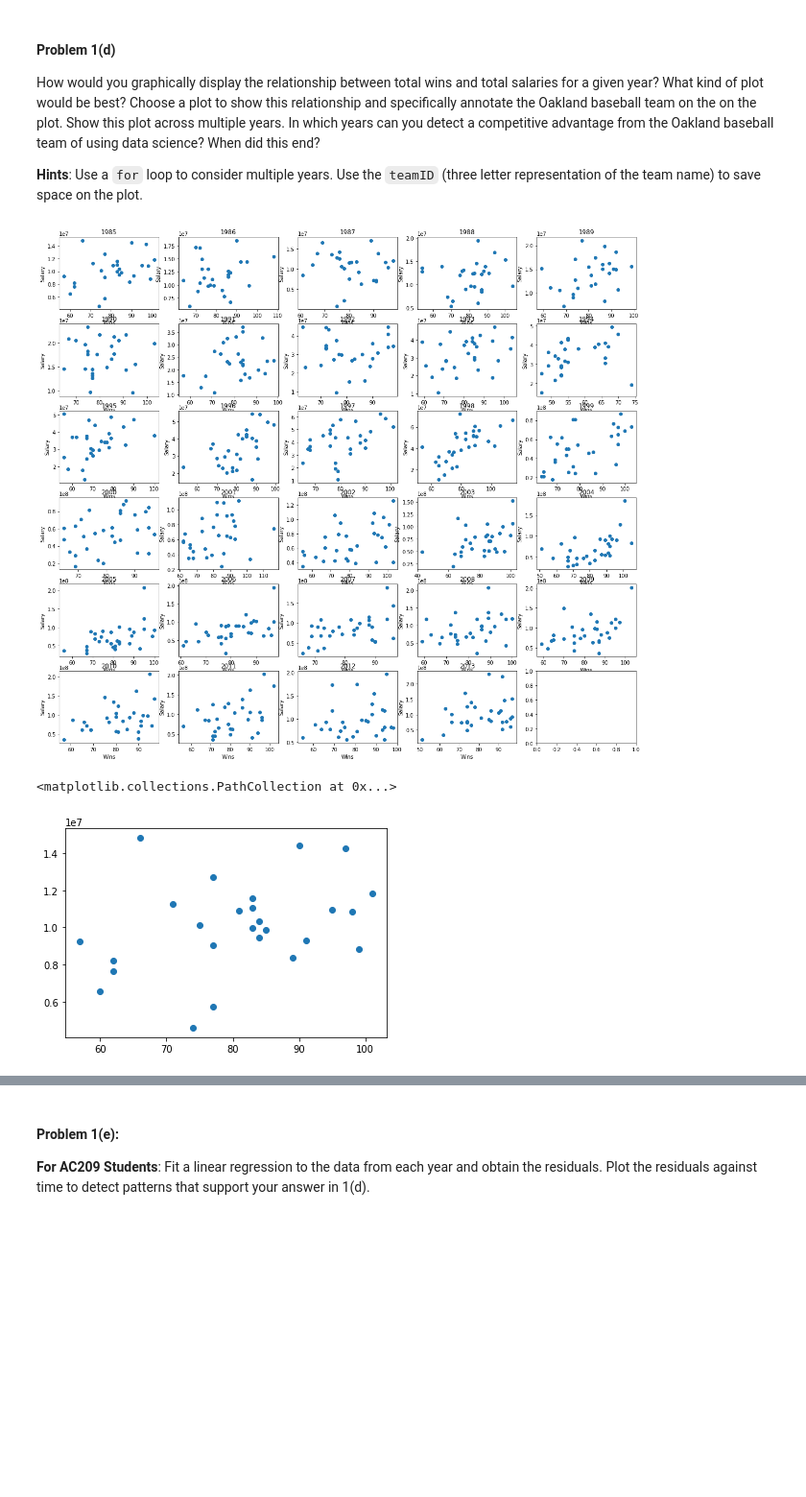
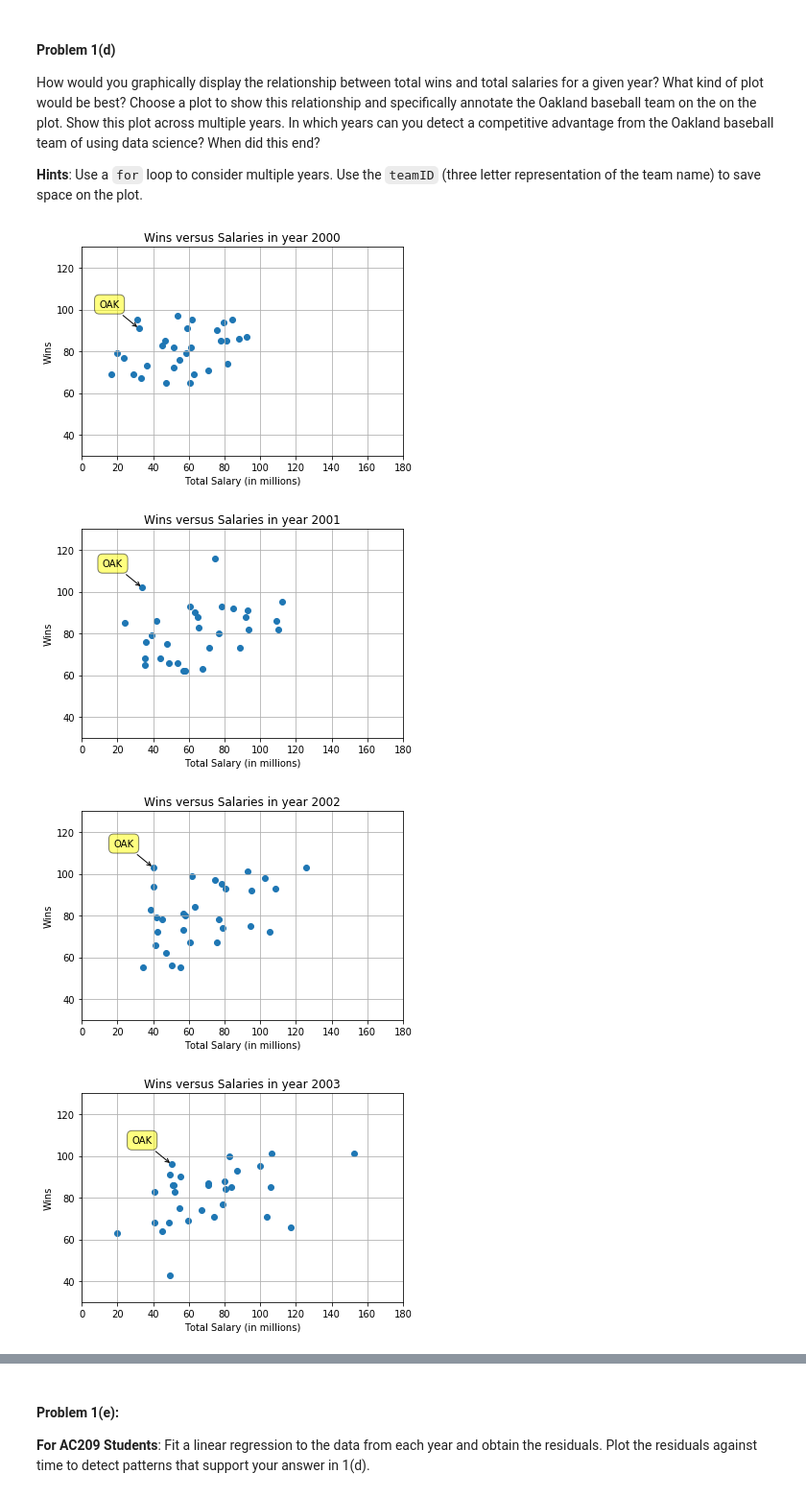
Before and after one commit to ademyanchuk/2014, a Jupyter notebook: homework/HW1.ipynb, the cells around one changed output, grey strips where cells are left out. Shown: that part at 96% size. Saved outputs shown, nothing was run; the diff lists cells and outputs as text; code cells hidden in the pictures; blank space fills up the shorter version.

```diff
--- a/homework/HW1.ipynb
+++ b/homework/HW1.ipynb
@@ -61,14 +61,14 @@ import zipfile
 from io import BytesIO
 # %%
 url = "http://seanlahman.com/files/database/lahman-csv_2014-02-14.zip"
-# %%
-zf = zipfile.ZipFile(bst)
 # %%
 def getZipFile(url):
     response = requests.get(url)
     bst = BytesIO(response.content)
     zf = zipfile.ZipFile(bst)
     return zf
+# %%
+zf = getZipFile(url)
 # %%
 tabelnames = zf.namelist()
 # %%
@@ -158,17 +149,25 @@ ax.set_ylabel()
-# %%
-fig, axes = plt.subplots(num_rows, 5, figsize=(20, 3* num_rows))
-axes = axes.ravel()
-for i, year in enumerate(years):
-    data = wins_salaries[wins_salaries.yearID == year][['W', 'salary']].values
-    axes[i].set_title(year)
-    axes[i].set_ylabel("Salary")
-    axes[i].set_xlabel("Wins")
-    axes[i].scatter(data[:, 0], data[:, 1])
-# %% [output]
-[figure, removed]
-# %%
-data = wins_salaries[wins_salaries.yearID == 1985][['W', 'salary']].values
-plt.scatter(data[:,0], data[:,1])
-# %% [output]
-<matplotlib.collections.PathCollection at 0x...>
-[figure, removed]
+# %%
+teamName = 'OAK'
+years = np.arange(2000, 2006)
+
+for yr in years:
+    df = wins_salaries[wins_salaries['yearID'] == yr]
+    plt.scatter(df['salary'] / 1e6, df['W'])
+    plt.title('Wins versus Salaries in year ' + str(yr))
+    plt.xlabel('Total Salary (in millions)')
+    plt.ylabel('Wins')
+    plt.xlim(0, 180)
+    plt.ylim(30, 130)
+    plt.grid()
+    plt.annotate(teamName,
+        xy = (df['salary'][df['teamID'] == teamName] / 1e6,  df['W'][df['teamID'] == teamName]),
+        xytext = (-20, 20), textcoords = 'offset points', ha = 'right', va = 'bottom',
+        bbox = dict(boxstyle = 'round,pad=0.5', fc = 'yellow', alpha = 0.5),
+        arrowprops = dict(arrowstyle = '->', facecolor = 'black' , connectionstyle = 'arc3,rad=0'))
+
+    plt.show()
+# %% [output]
+[figure, added]
+[figure, added]
+[figure, added]
+[figure, added]
```
Also changed, not shown: parts of 25 cells of this notebook, 2 other files.
